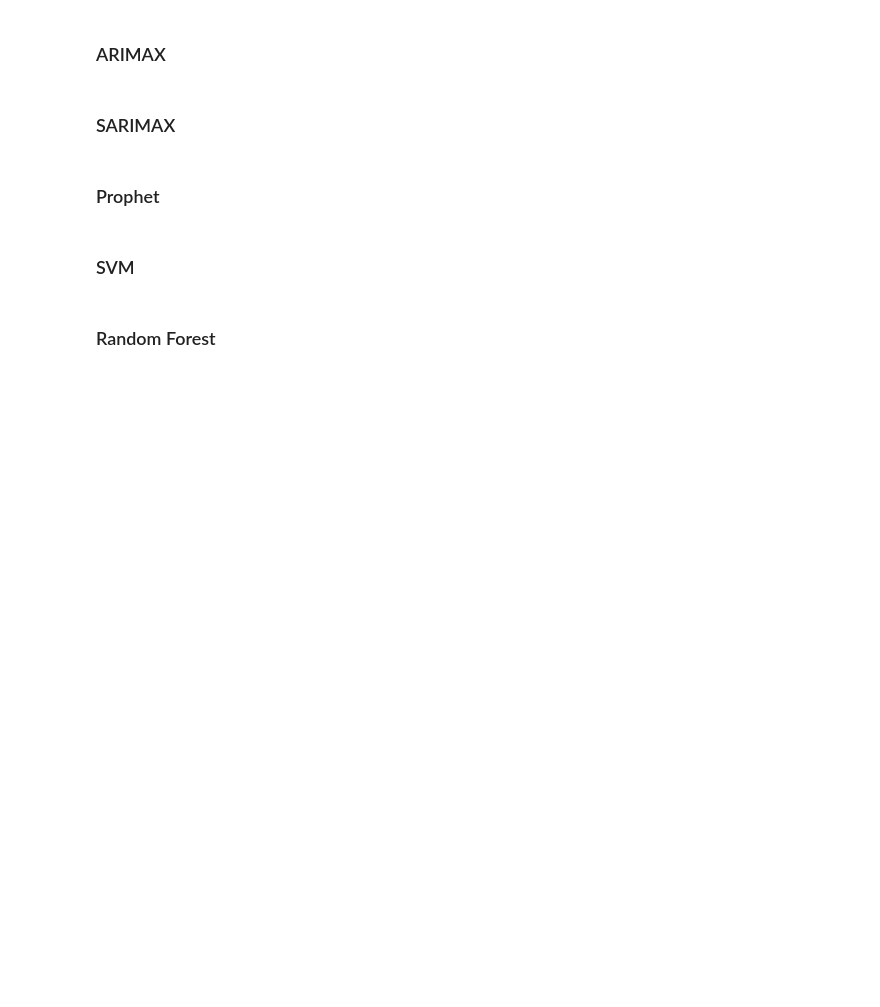
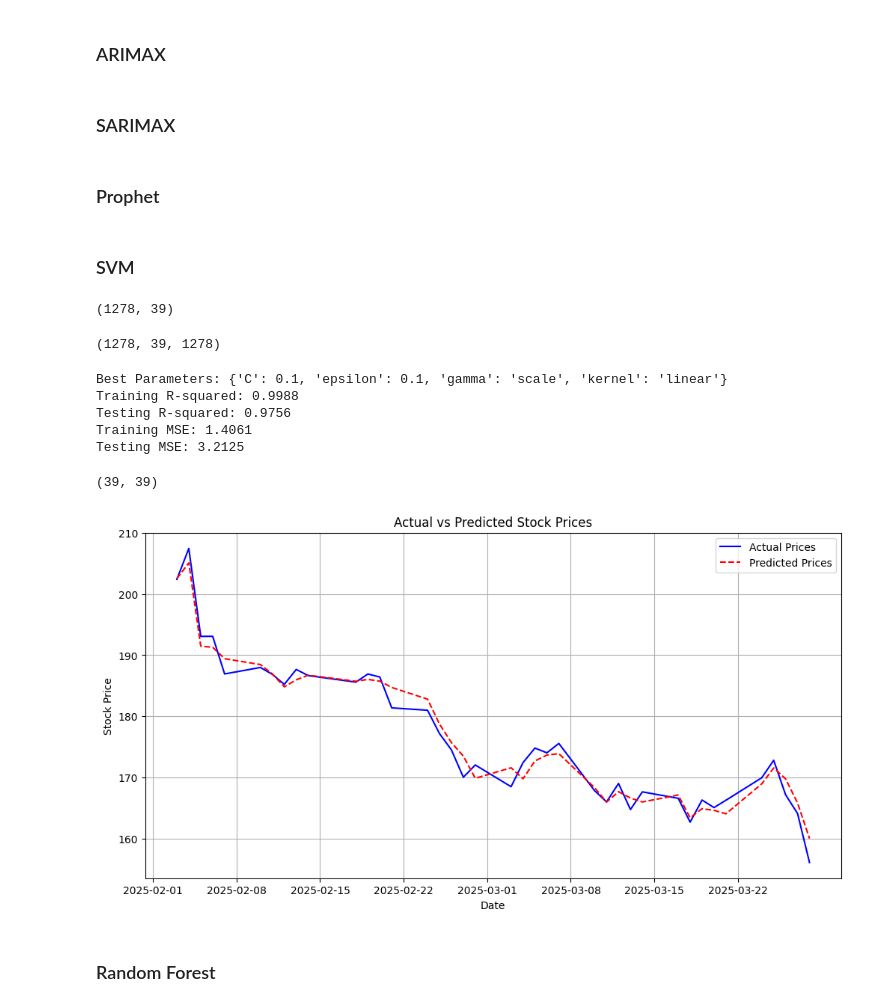
Before and after one commit to KarthikeyanBaskaran/StockPrediction, a Jupyter notebook: Capstone_GOOG.ipynb, the cells around one changed output. Cells and saved outputs as stored; diff of their text form; code cells hidden in the pictures; blank space fills up the shorter version.

Commit message:
Included model SVM

```diff
--- a/Capstone_GOOG.ipynb
+++ b/Capstone_GOOG.ipynb
@@ -1016,5 +1021,84 @@ plt.show()
 ### Prophet
 # %% [markdown]
 ### SVM
+# %%
+train, test = prices,actual
+len(train), len(test)
+# %% [output]
+(1278, 39)
+# %%
+len(train), len(test), len(df)
+# %% [output]
+(1278, 39, 1278)
+# %%
+# Define features and target
+features = ['High', 'Low', 'Open', 'Volume']  # Try adding SMA_50, EMA_50 later
+target = 'Close'
+
+# Split the data into training (80%) and testing (20%) sets
+train, test = df,actual
+
+# Standardize the predictors
+scaler = StandardScaler()
+train_scaled = scaler.fit_transform(train[features])
+test_scaled = scaler.transform(test[features])
+
+# Adjusted hyperparameter grid to prevent overfitting
+param_grid = {
+    'C': [0.01, 0.1],  # Reduce regularization to avoid overfitting
+    'epsilon': [0.1, 0.2],  # Increase epsilon to prevent capturing noise
+    'gamma': ['scale'],  # Keep gamma 'scale' to avoid extreme non-linearity
+    'kernel': ['linear']  # Linear kernel generalizes better
+}
+
+# Perform GridSearchCV
+grid_search = GridSearchCV(SVR(), param_grid, cv=5, scoring='r2', n_jobs=-1)
+grid_search.fit(train_scaled, train[target])
+
+# Get the best parameters
+best_params = grid_search.best_params_
+print(f"Best Parameters: {best_params}")
+
+# Train the SVR model with the best parameters
+svm_model = SVR(kernel=best_params['kernel'], C=best_params['C'], gamma=best_params['gamma'], epsilon=best_params['epsilon'])
+svm_model.fit(train_scaled, train[target])
+
+# Predict on the training and testing sets
+train_preds = svm_model.predict(train_scaled)
+test_preds = svm_model.predict(test_scaled)
+
+# Calculate R-squared and Mean Squared Error (MSE)
+train_r2 = r2_score(train[target], train_preds)
+test_r2 = r2_score(test[target], test_preds)
+
+train_mse = mean_squared_error(train[target], train_preds)
+test_mse = mean_squared_error(test[target], test_preds)
+
+print(f"Training R-squared: {train_r2:.4f}")
+print(f"Testing R-squared: {test_r2:.4f}")
+print(f"Training MSE: {train_mse:.4f}")
+print(f"Testing MSE: {test_mse:.4f}")
+# %% [output]
+Best Parameters: {'C': 0.1, 'epsilon': 0.1, 'gamma': 'scale', 'kernel': 'linear'}
+Training R-squared: 0.9988
+Testing R-squared: 0.9756
+Training MSE: 1.4061
+Testing MSE: 3.2125
+# %%
+len(test_preds), len(test)
+# %% [output]
+(39, 39)
+# %%
+plt.figure(figsize=(12, 6))
+plt.grid(True)
+plt.plot(actual['Date'], actual['Close'], label="Actual Prices", color='blue')
+plt.plot(actual['Date'], test_preds, label="Predicted Prices", color='red', linestyle='dashed')
+plt.xlabel("Date")
+plt.ylabel("Stock Price")
+plt.title("Actual vs Predicted Stock Prices")
+plt.legend()
+plt.show()
+# %% [output]
+[figure, added]
 # %% [markdown]
 ### Random Forest
```
Also changed, not shown: parts of 1 cell of this notebook.
